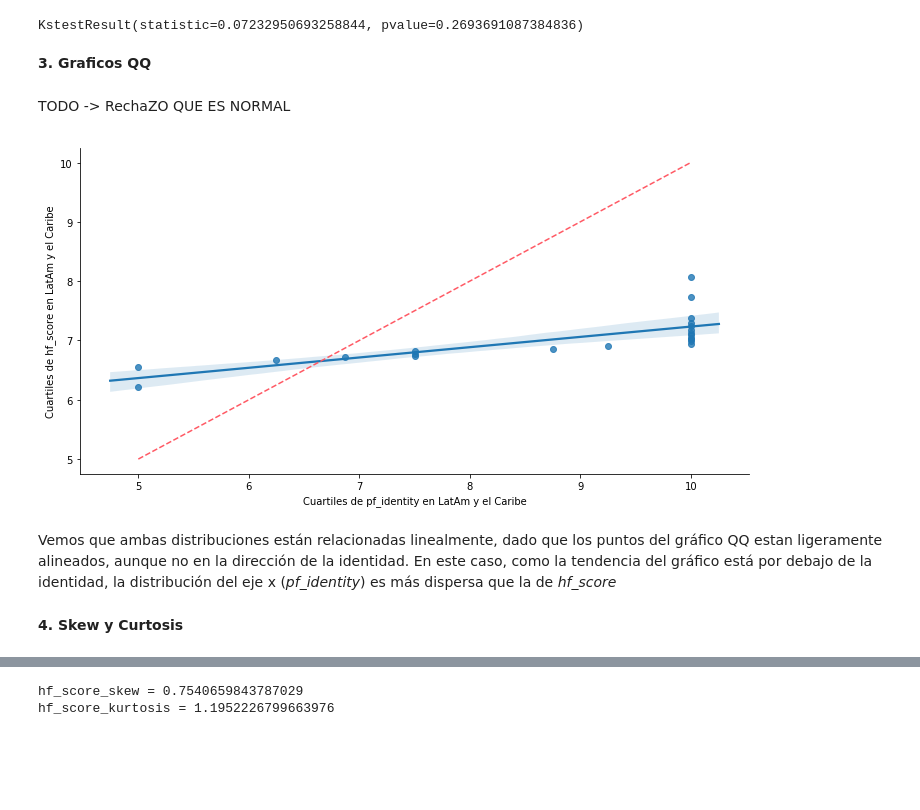
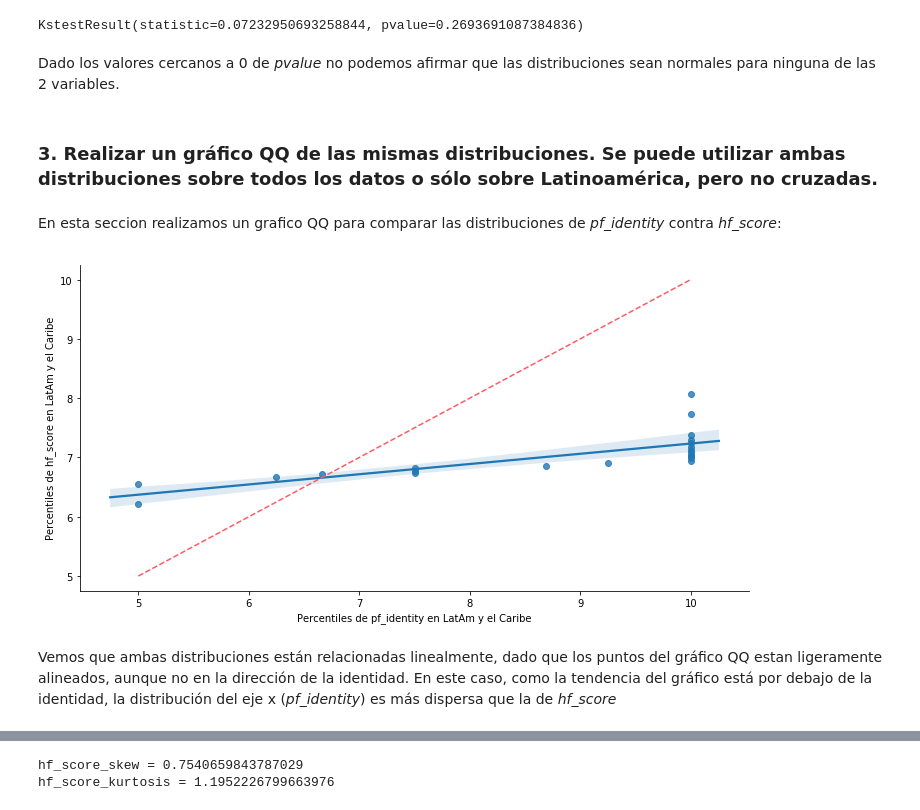
Before and after one commit to fpaludi/DiploDatos, a Jupyter notebook: AnalisisyVisualizacion/practico1-gian-item-3.ipynb, the cells around one changed output, grey strips where cells are left out. Saved outputs shown, nothing was run; the diff lists cells and outputs as text; code cells hidden in the pictures; blank space fills up the shorter version.

```diff
--- a/AnalisisyVisualizacion/practico1-gian-item-3.ipynb
+++ b/AnalisisyVisualizacion/practico1-gian-item-3.ipynb
@@ -283,28 +238,28 @@ hf_score_latam_cleaned_norm = preprocessing.scale(hf_score_latam_cleaned_wo_outl
 stats.kstest(hf_score_latam_cleaned_norm, 'norm')
 # %% [output]
 KstestResult(statistic=0.07232950693258844, pvalue=0.2693691087384836)
-# %% [markdown]
-**3. Graficos QQ**
-# %% [markdown]
-TODO -> RechaZO QUE ES NORMAL
+# %% [markdown]
+Dado los valores cercanos a 0 de *pvalue* no podemos afirmar que las distribuciones sean normales para ninguna de las 2 variables.
+# %% [markdown]
+### 3. Realizar un gráfico QQ de las mismas distribuciones. Se puede utilizar ambas distribuciones sobre todos los datos o sólo sobre Latinoamérica, pero no cruzadas.
+# %% [markdown]
+En esta seccion realizamos un grafico QQ para comparar las distribuciones de *pf_identity* contra *hf_score*:
 # %%
 percs = numpy.linspace(0,100,21)  # Creamos 20 puntos cuartiles igualmente distribuidos entre 0 y 100.
-qn_pf_identity_latam_cleaned = numpy.percentile(pf_identity_latam_cleaned_wo_outliers, percs)
+qn_pf_identity_latam_cleaned = numpy.percentile(pf_identity_latam_cleaned, percs)
 qn_hf_score_latam_cleaned = numpy.percentile(hf_score_latam_cleaned_wo_outliers, percs)
 
 plt.figure(figsize=(12,6))
 seaborn.regplot(x=qn_pf_identity_latam_cleaned, y=qn_hf_score_latam_cleaned)
-plt.xlabel('Cuartiles de pf_identity en LatAm y el Caribe')
-plt.ylabel('Cuartiles de hf_score en LatAm y el Caribe')
+plt.xlabel('Percentiles de pf_identity en LatAm y el Caribe')
+plt.ylabel('Percentiles de hf_score en LatAm y el Caribe')
 
 # Graficamos la linea de la identidad.
 x = numpy.linspace(numpy.min((qn_pf_identity_latam_cleaned.min(),qn_hf_score_latam_cleaned.min())), numpy.max((qn_pf_identity_latam_cleaned.max(),qn_hf_score_latam_cleaned.max())))
 plt.plot(x,x, color=RED, ls="--")
 
 seaborn.despine()
 # %% [output]
-[figure, old version]
+[figure, new version]
 # %% [markdown]
 Vemos que ambas distribuciones están relacionadas linealmente, dado que los puntos del gráfico QQ estan ligeramente alineados, aunque no en la dirección de la identidad. En este caso, como la tendencia del gráfico está por debajo de la identidad, la distribución del eje x (*pf_identity*) es más dispersa que la de *hf_score*
-# %% [markdown]
-**4. Skew y Curtosis**
```
Also changed, not shown: parts of 25 cells of this notebook.
